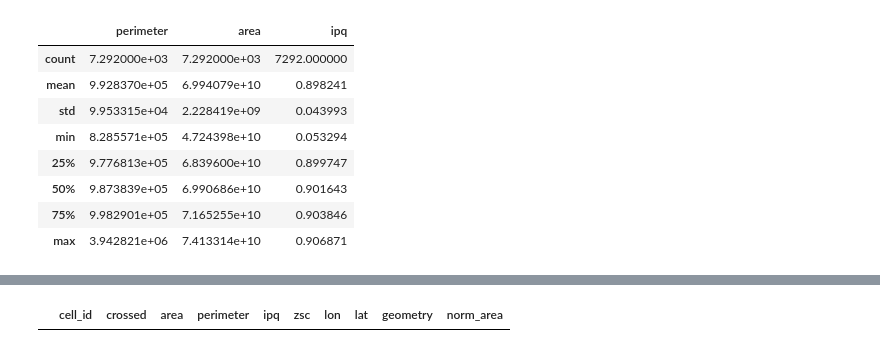
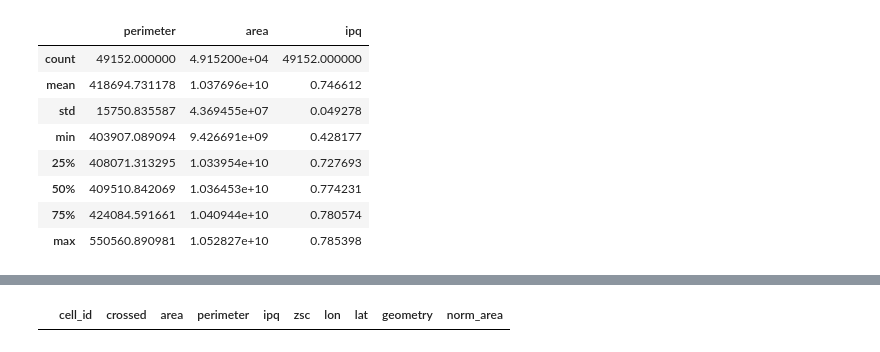
Before and after one commit to LandscapeGeoinformatics/dggs_comparisons, a Jupyter notebook: notebooks/area_compactness_plots_ev_style.ipynb, the cells around one changed output, grey strips where cells are left out. Drawn from its saved outputs; the diff is of its cells as text; code cells hidden in the pictures.

```diff
--- a/notebooks/area_compactness_plots_ev_style.ipynb
+++ b/notebooks/area_compactness_plots_ev_style.ipynb
@@ -50,36 +50,37 @@ world_countries = gpd.read_file(gpd.datasets.get_path('naturalearth_lowres'))
 # lat - latitude of cell centroid
 
 print_data = [
-'DGGRID_FULLER3H_6_LAEA_step2.fgb',
-'DGGRID_FULLER4D_6_LAEA_step2.fgb', # (4,5?)
-'DGGRID_FULLER4T_5_LAEA_step2.fgb',
-'DGGRID_FULLER7H_4_LAEA_step2.fgb',
-'DGGRID_ISEA3H_6_LAEA_step2.fgb',
-'DGGRID_ISEA4D_6_LAEA_step2.fgb',
-'DGGRID_ISEA4T_5_LAEA_step2.fgb',
-'DGGRID_ISEA7H_4_LAEA_step2.fgb',
-'eaggr_ISEA3H_3_LAEA_step2.fgb', # (probably rubbish and duplicates)
-'eaggr_ISEA4T_5_LAEA_step2.fgb',
-'h3_3_LAEA_step2.fgb',
-'rhpix_4_LAEA_step2.fgb',
-'s2_6_LAEA_step2.fgb'
+# 'DGGRID_FULLER3H_6_LAEA_step2.fgb',
+# 'DGGRID_FULLER4D_6_LAEA_step2.fgb', # (4,5?)
+# 'DGGRID_FULLER4T_5_LAEA_step2.fgb',
+# 'DGGRID_FULLER7H_4_LAEA_step2.fgb',
+# 'DGGRID_ISEA3H_6_LAEA_step2.fgb',
+# 'DGGRID_ISEA4D_6_LAEA_step2.fgb',
+# 'DGGRID_ISEA4T_5_LAEA_step2.fgb',
+# 'DGGRID_ISEA7H_4_LAEA_step2.fgb',
+# 'eaggr_ISEA3H_3_LAEA_step2.fgb', # (probably rubbish and duplicates)
+# 'eaggr_ISEA4T_5_LAEA_step2.fgb',
+# 'h3_3_LAEA_step2.fgb',
+# 'rhpix_4_LAEA_step2.fgb',
+# 's2_6_LAEA_step2.fgb',
+'healpy_6_LAEA_step2.fgb',
 ]
 
 datafile = print_data[0]
 # %%
-grid = gpd.read_file("../results_gen_bak/" + datafile)
+grid = gpd.read_file("../cell_stats/results_healpy/" + datafile)
 
 grid[["perimeter", "area", "ipq"]].describe()
 # %% [output]
 |  | perimeter | area | ipq |
-| count | 7.292000e+03 | 7.292000e+03 | 7292.000000 |
-| mean | 9.928370e+05 | 6.994079e+10 | 0.898241 |
-| std | 9.953315e+04 | 2.228419e+09 | 0.043993 |
-| min | 8.285571e+05 | 4.724398e+10 | 0.053294 |
-| 25% | 9.776813e+05 | 6.839600e+10 | 0.899747 |
-| 50% | 9.873839e+05 | 6.990686e+10 | 0.901643 |
-| 75% | 9.982901e+05 | 7.165255e+10 | 0.903846 |
-| max | 3.942821e+06 | 7.413314e+10 | 0.906871 |
+| count | 49152.000000 | 4.915200e+04 | 49152.000000 |
+| mean | 418694.731178 | 1.037696e+10 | 0.746612 |
+| std | 15750.835587 | 4.369455e+07 | 0.049278 |
+| min | 403907.089094 | 9.426691e+09 | 0.428177 |
+| 25% | 408071.313295 | 1.033954e+10 | 0.727693 |
+| 50% | 409510.842069 | 1.036453e+10 | 0.774231 |
+| 75% | 424084.591661 | 1.040944e+10 | 0.780574 |
+| max | 550560.890981 | 1.052827e+10 | 0.785398 |
 # %%
 grid.sample(5)
 # %% [output]
```
Also changed, not shown: parts of 14 cells of this notebook, 4 other files.
